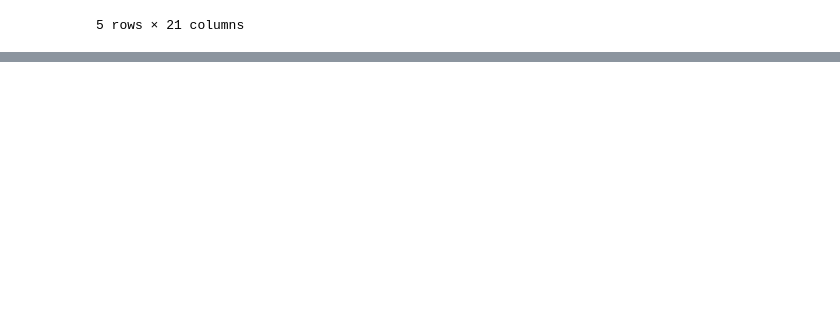
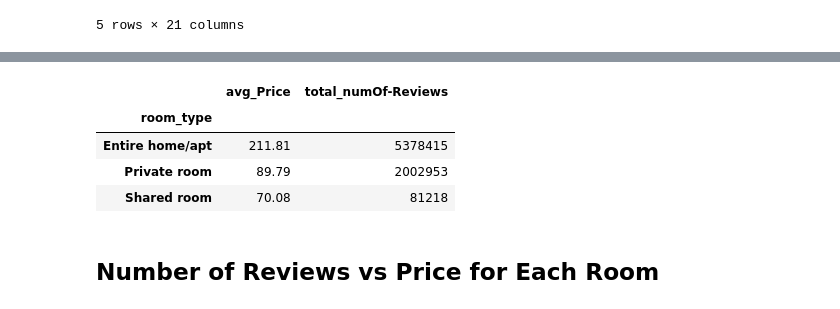
Before and after one commit to KunalSharma2001/Data-Analysis-Projects, a Jupyter notebook: NYC_Airbnb_DataAnalysis.ipynb, the cells around one changed output, grey strips where cells are left out. Drawn from its saved outputs; the diff is of its cells as text; code cells hidden in the pictures; blank space fills up the shorter version.

```diff
--- a/NYC_Airbnb_DataAnalysis.ipynb
+++ b/NYC_Airbnb_DataAnalysis.ipynb
@@ -850,0 +780,15 @@ dtype: int64
+# %%
+room_typ = nyc_logs.groupby('room_type')['price'].mean().round(2)
+room_typ = room_typ.to_frame()
+room_typ.rename(columns={'price' : 'avg_Price'}, inplace=True)
+room_typ['total_numOf-Reviews'] = nyc_logs.groupby('room_type')['price'].sum().round(2)
+# %%
+room_typ
+# %% [output]
+|  | avg_Price | total_numOf-Reviews |
+| room_type |  |  |
+| Entire home/apt | 211.81 | 5378415 |
+| Private room | 89.79 | 2002953 |
+| Shared room | 70.08 | 81218 |
+# %% [markdown]
+## Number of Reviews vs Price for Each Room
```
Also changed, not shown: parts of 14 cells of this notebook.
